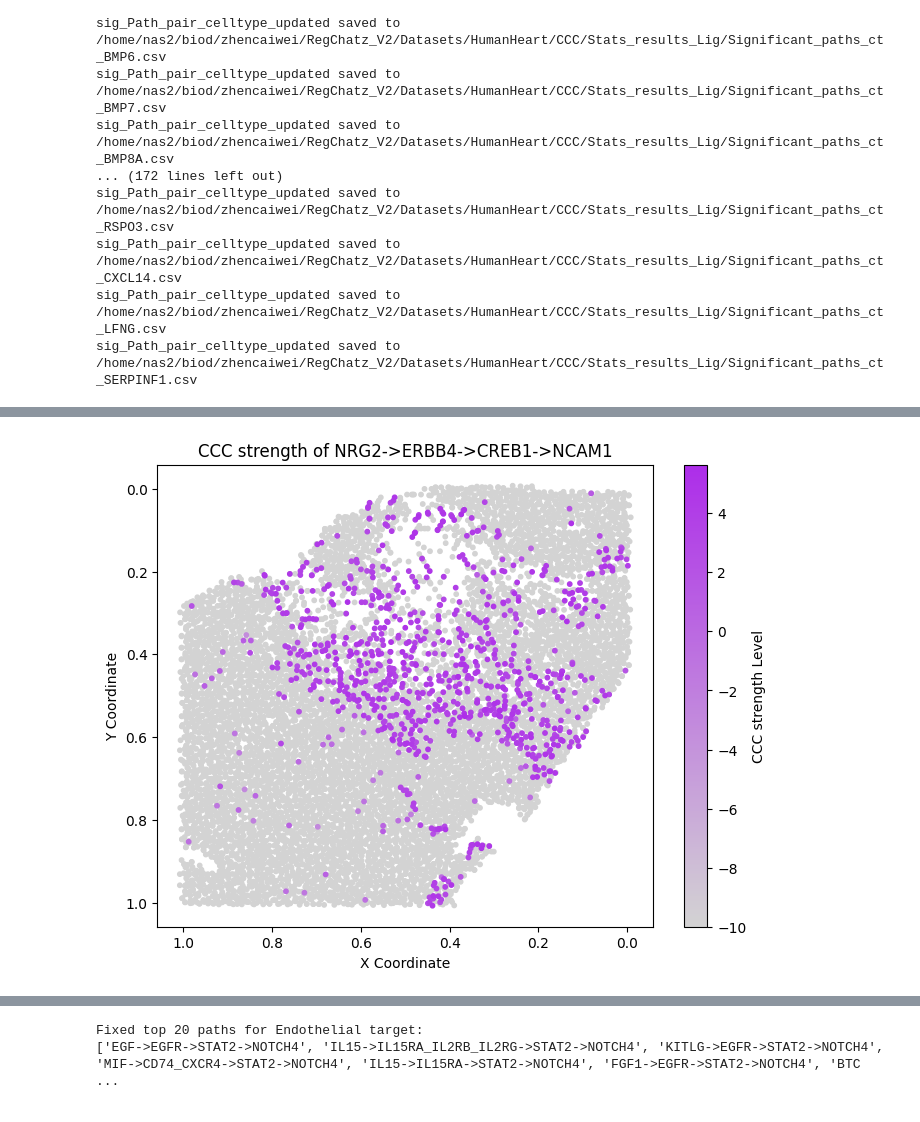
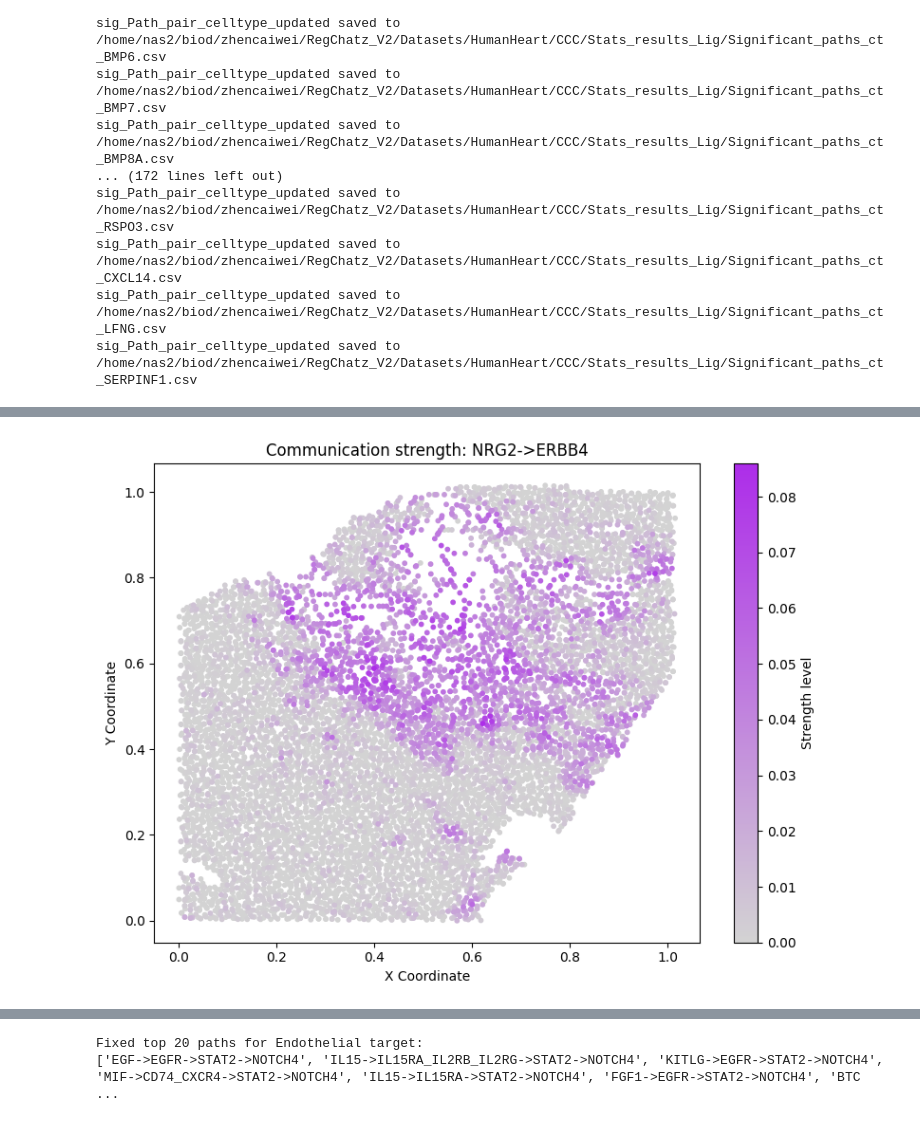
Before and after one commit to zcaiwei/MultiChat, a Jupyter notebook: Tutorial/run_MultiChat_on_Heart.ipynb, the cells around one changed output, grey strips where cells are left out. Cells and saved outputs as stored; diff of their text form; code cells hidden in the pictures.

```diff
--- a/Tutorial/run_MultiChat_on_Heart.ipynb
+++ b/Tutorial/run_MultiChat_on_Heart.ipynb
@@ -196,0 +241,7 @@ Finish training run 10, total time: 253.0200378894806s
+# %%
+base_path = '/home/nas3/biod/zhencaiwei/MultiChat-main/Datasets/HumanHeart/'
+background_inter_df = MC.tl.load_background_inter(base_path+'Bg_CCC/', file_pattern="LRI_module_strength_run_*.txt")
+background_inter_df.to_csv(base_path + 'Bg_CCC/LRI_module_strength_concat.txt', sep="\t", index=True)
+sample_inter_df = pd.read_csv(base_path+'CCC/LRI_module_strength.txt', sep='\t', index_col=0)
+lr_lst = sample_inter_df.columns.tolist()
+sub_background_inter_df = background_inter_df.loc[:, lr_lst]
@@ -199,7 +268,0 @@ Finish training run 10, total time: 253.0200378894806s
-# %%
-base_path = '/home/nas3/biod/zhencaiwei/MultiChat-main/Datasets/HumanHeart/'
-background_inter_df = MC.Intra_strength.load_background_inter(base_path+'Bg_CCC/', file_pattern="LRI_module_strength_run_*.txt")
-background_inter_df.to_csv(base_path + 'Bg_CCC/LRI_module_strength_concat.txt', sep="\t", index=True)
-sample_inter_df = pd.read_csv(base_path+'CCC/LRI_module_strength.txt', sep='\t', index_col=0)
-lr_lst = sample_inter_df.columns.tolist()
-sub_background_inter_df = background_inter_df.loc[:, lr_lst]
@@ -794,23 +779,15 @@ plt.show()
-# %%
-gene = 'NRG2->ERBB4->CREB1->NCAM1'
-data = ccc[gene]
-gene_expression = np.log10(data*10**9+ 1e-10)
-
-coord_cell_type = cell_loc.copy()
-merged_data = coord_cell_type.join(gene_expression.rename('expression'))
-merged_data = merged_data.sort_values(by='expression')
-
-plt.figure(figsize=(8, 6))
-colors = ["#D3D3D3", "#AD2DE9"]
-cmap_custom = LinearSegmentedColormap.from_list("lightgray_to_blue", colors)
-sc = plt.scatter(merged_data['x'], merged_data['y'], c=merged_data['expression'], cmap=cmap_custom, s=10)
-plt.gca().invert_yaxis()
-plt.gca().invert_xaxis()
-
-plt.colorbar(sc, label='CCC strength Level')
-plt.title(f'CCC strength of {gene}')
-plt.xlabel('X Coordinate')
-plt.ylabel('Y Coordinate')
-plt.show()
-# %% [output]
-[figure, removed]
+# %%
+cell_clus.rename(columns={'celltype': 'cell_type'}, inplace=True) # Rename column to 'cell_type' to ensure consistency with downstream analysis functions
+cell_loc['y'] = cell_loc['y'].max() - cell_loc['y'] # Flip the y-axis
+cell_loc['x'] = cell_loc['x'].max() - cell_loc['x'] # Flip the x-axis
+
+MC.pl.plot_comm_strength(
+    comm_item='NRG2->ERBB4',
+    comm_score=LRI_score,
+    cell_loc=cell_loc,
+    cell_clus=cell_clus,
+    log_transform=False,
+    point_size=10
+)
+# %% [output]
+[figure, added]
```
Also changed, not shown: parts of 90 cells of this notebook, 4 other files.
